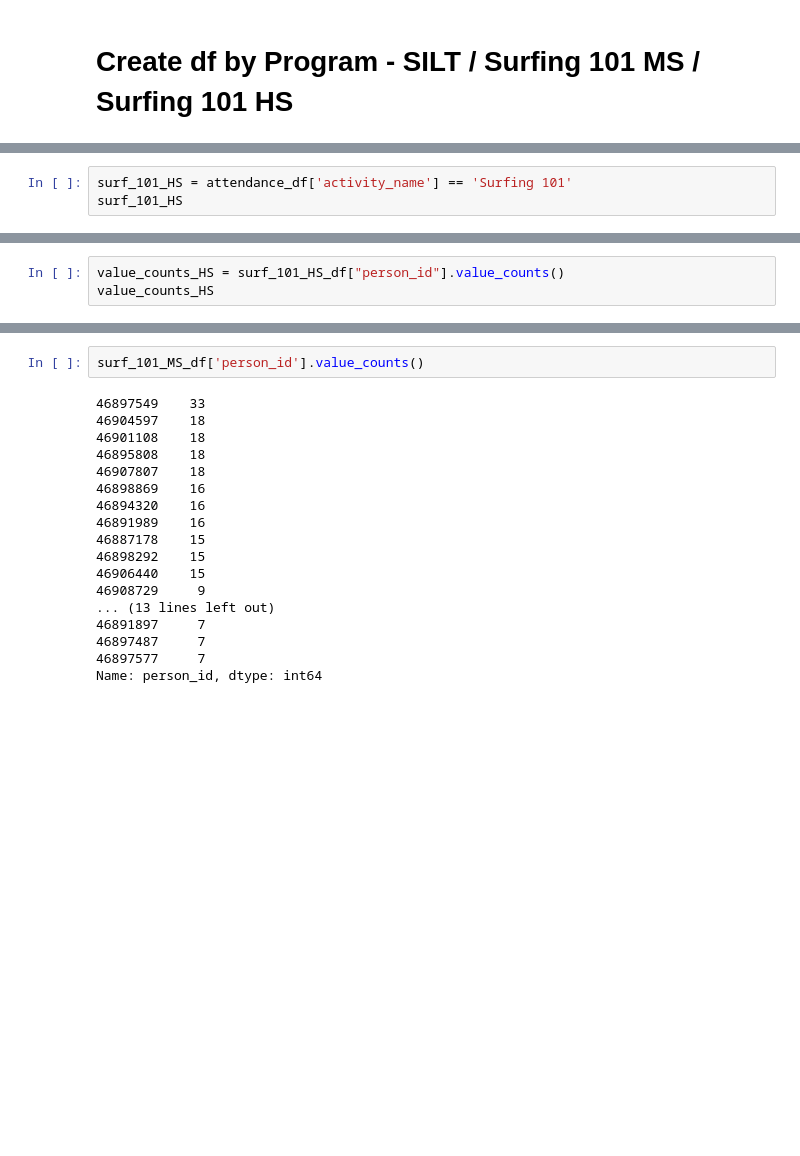
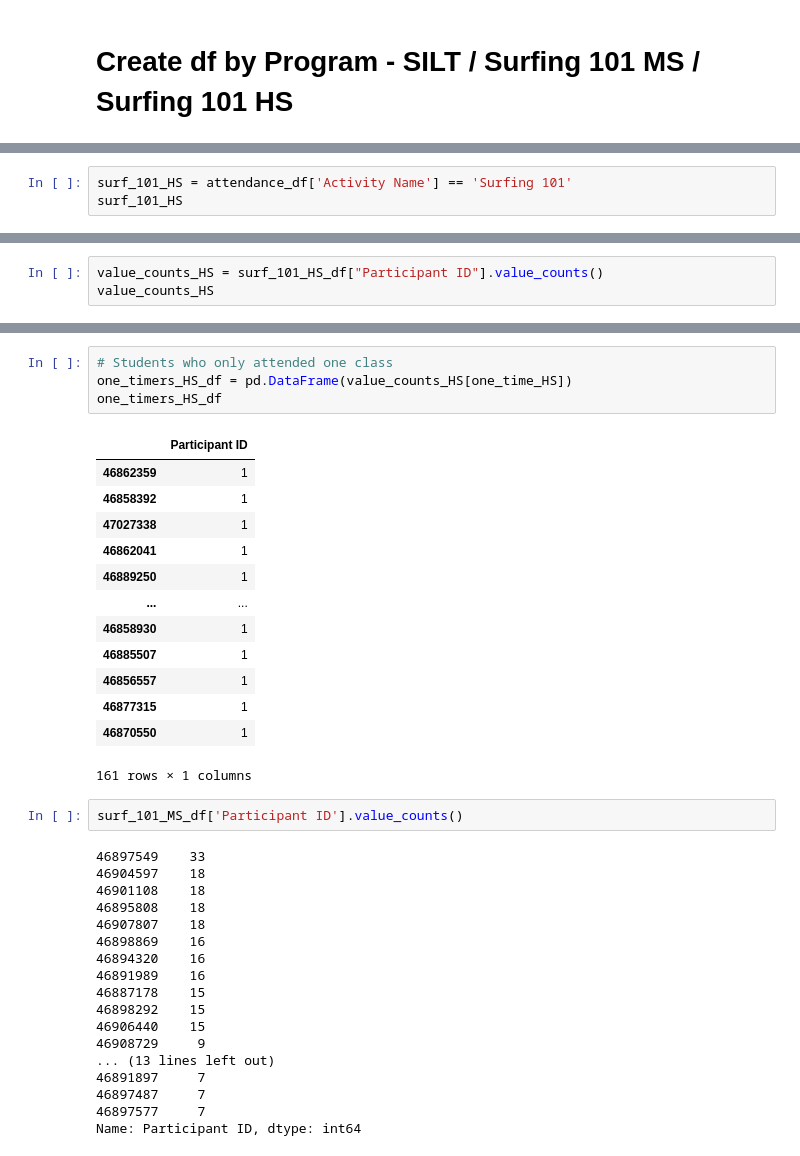
Before and after one commit to SladeMahoney/City_Surf_Project, a Jupyter notebook: Database/Attendance_clean.ipynb, the cells around one changed output, grey strips where cells are left out. Saved outputs shown, nothing was run; the diff lists cells and outputs as text; blank space fills up the shorter version.

```diff
--- a/Database/Attendance_clean.ipynb
+++ b/Database/Attendance_clean.ipynb
@@ -155,7 +150,7 @@ surf_101_MS_df
 | 5153 | Surfing 101 Middle School | 3508595 | 46908729 | 6/3/2019 | N | 0.0 |
 338 rows × 6 columns
 # %%
-surf_101_HS = attendance_df['activity_name'] == 'Surfing 101'
+surf_101_HS = attendance_df['Activity Name'] == 'Surfing 101'
 surf_101_HS
 # %% [output]
 0       False
@@ -188,7 +183,7 @@ surf_101_HS_df
 | 5400 | Surfing 101 | 3620979 | 46890828 | 5/20/2019 | Y | 360.0 |
 4981 rows × 6 columns
 # %%
-value_counts_HS = surf_101_HS_df["person_id"].value_counts()
+value_counts_HS = surf_101_HS_df["Participant ID"].value_counts()
 value_counts_HS
 # %% [output]
 46848962    106
@@ -239,5 +234,23 @@ Name: person_id, Length: 161, dtype: int64
+# %%
+# Students who only attended one class
+one_timers_HS_df = pd.DataFrame(value_counts_HS[one_time_HS])
+one_timers_HS_df
+# %% [output]
+|  | Participant ID |
+| 46862359 | 1 |
+| 46858392 | 1 |
+| 47027338 | 1 |
+| 46862041 | 1 |
+| 46889250 | 1 |
+| ... | ... |
+| 46858930 | 1 |
+| 46885507 | 1 |
+| 46856557 | 1 |
+| 46877315 | 1 |
+| 46870550 | 1 |
+161 rows × 1 columns
 # %%
-surf_101_MS_df['person_id'].value_counts()
+surf_101_MS_df['Participant ID'].value_counts()
 # %% [output]
 46897549    33
 46904597    18
@@ -255,5 +268,5 @@ surf_101_MS_df['person_id'].value_counts()
 46891897     7
 46897487     7
 46897577     7
-Name: person_id, dtype: int64
+Name: Participant ID, dtype: int64
 # %%
```
Also changed, not shown: parts of 15 cells of this notebook.
